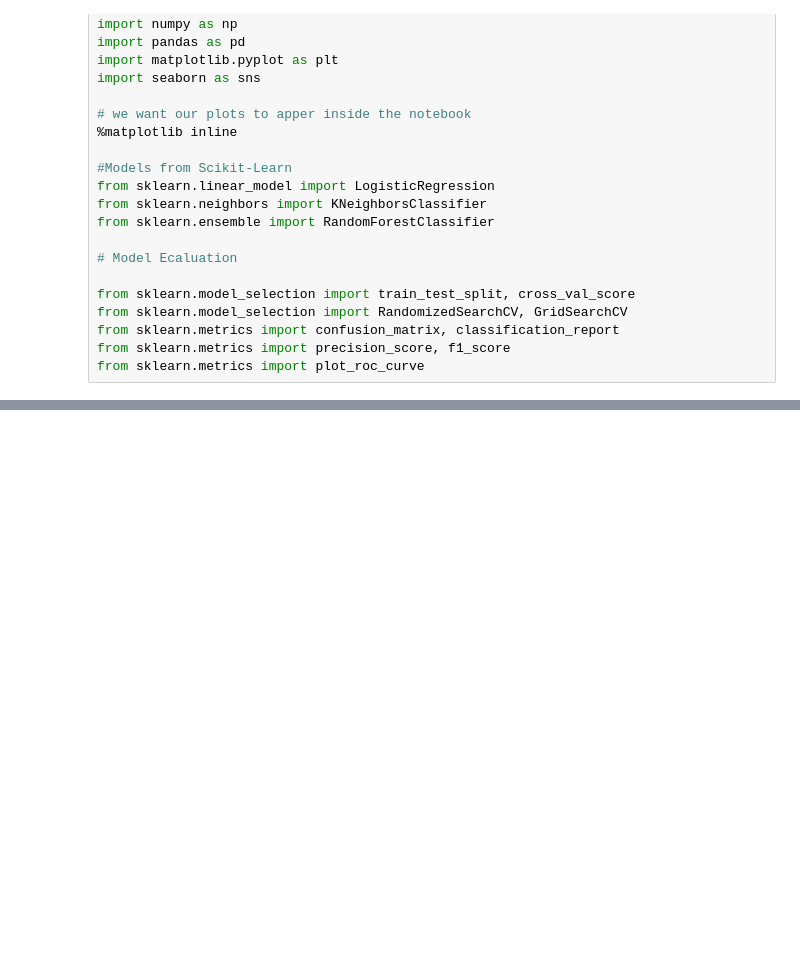
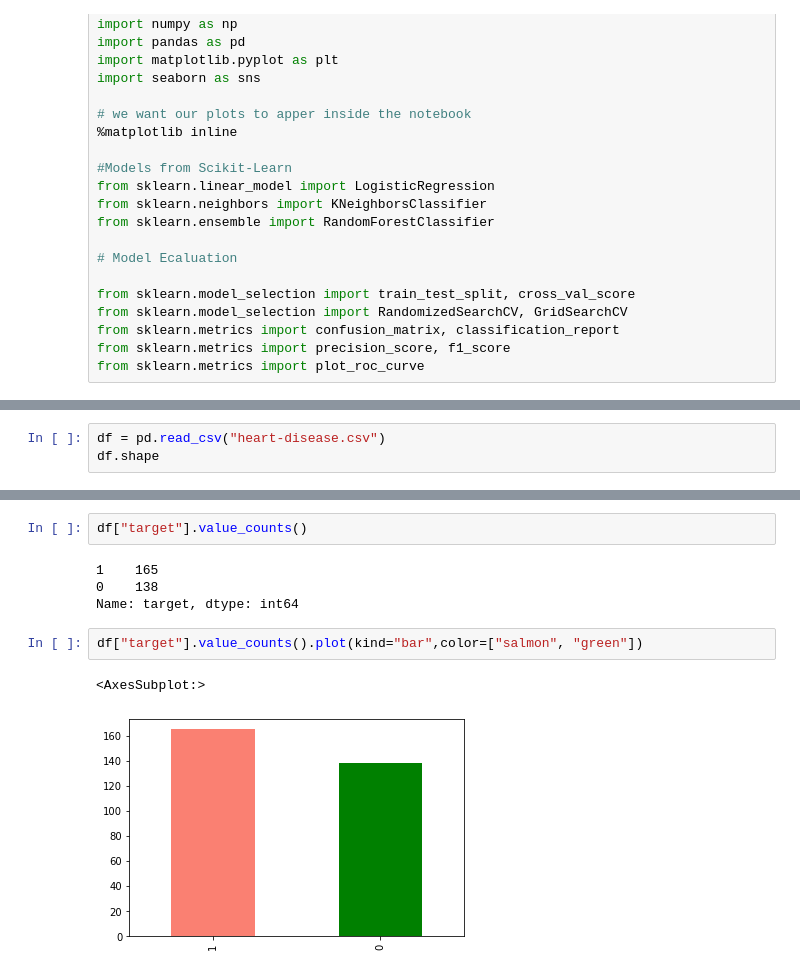
Before and after one commit to akashlilhare/heart-disease-analysis, a Jupyter notebook: heart-disease-classification.ipynb, the cells around one changed output, grey strips where cells are left out. Drawn from its saved outputs; the diff is of its cells as text; blank space fills up the shorter version.

```diff
--- a/heart-disease-classification.ipynb
+++ b/heart-disease-classification.ipynb
@@ -98,0 +108,3 @@ from sklearn.metrics import plot_roc_curve
+# %%
+df = pd.read_csv("heart-disease.csv")
+df.shape
@@ -98,0 +132,11 @@ from sklearn.metrics import plot_roc_curve
+# %%
+df["target"].value_counts()
+# %% [output]
+1    165
+0    138
+Name: target, dtype: int64
+# %%
+df["target"].value_counts().plot(kind="bar",color=["salmon", "green"])
+# %% [output]
+<AxesSubplot:>
+[figure, added]
```
Also changed, not shown: parts of 30 cells of this notebook.
